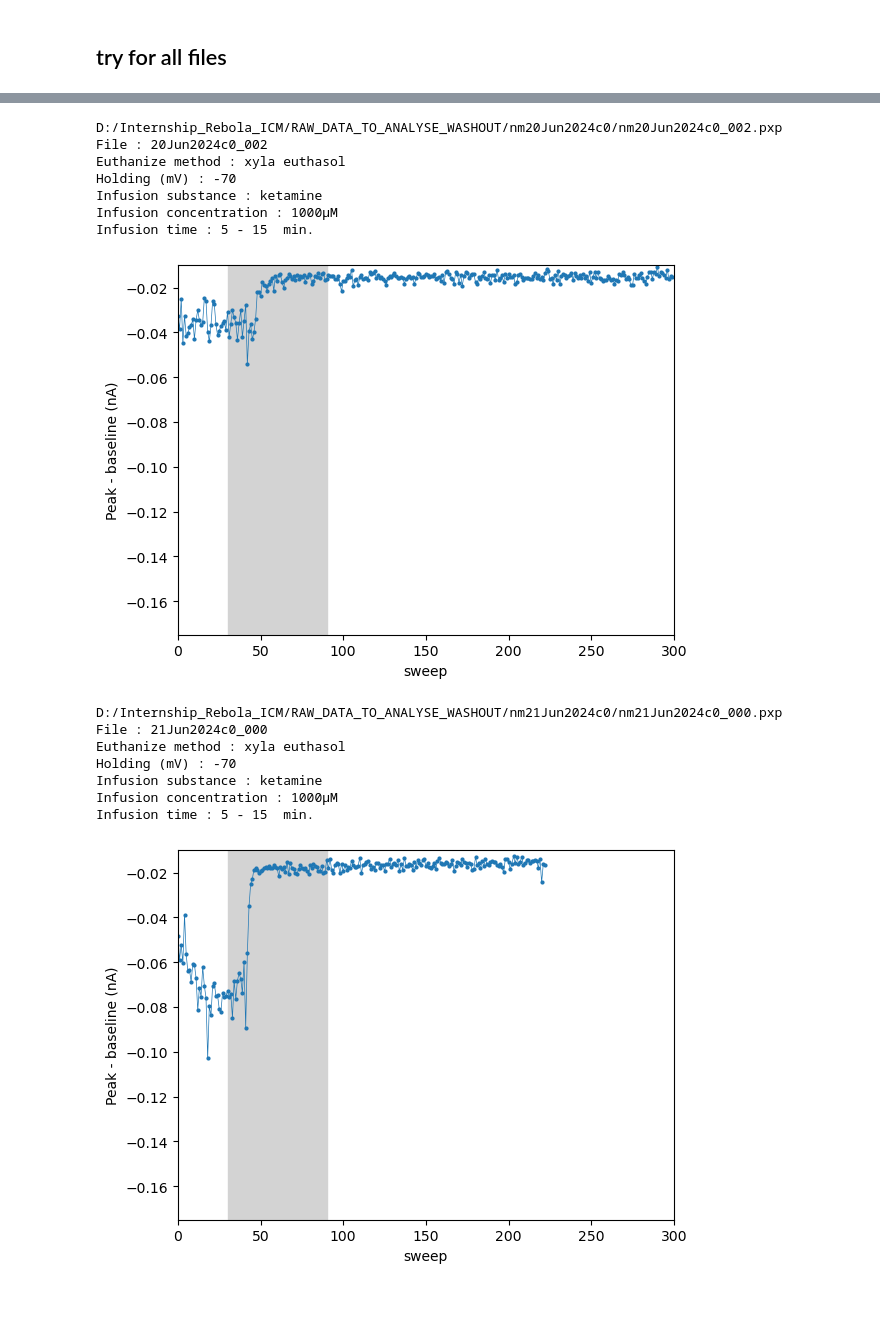
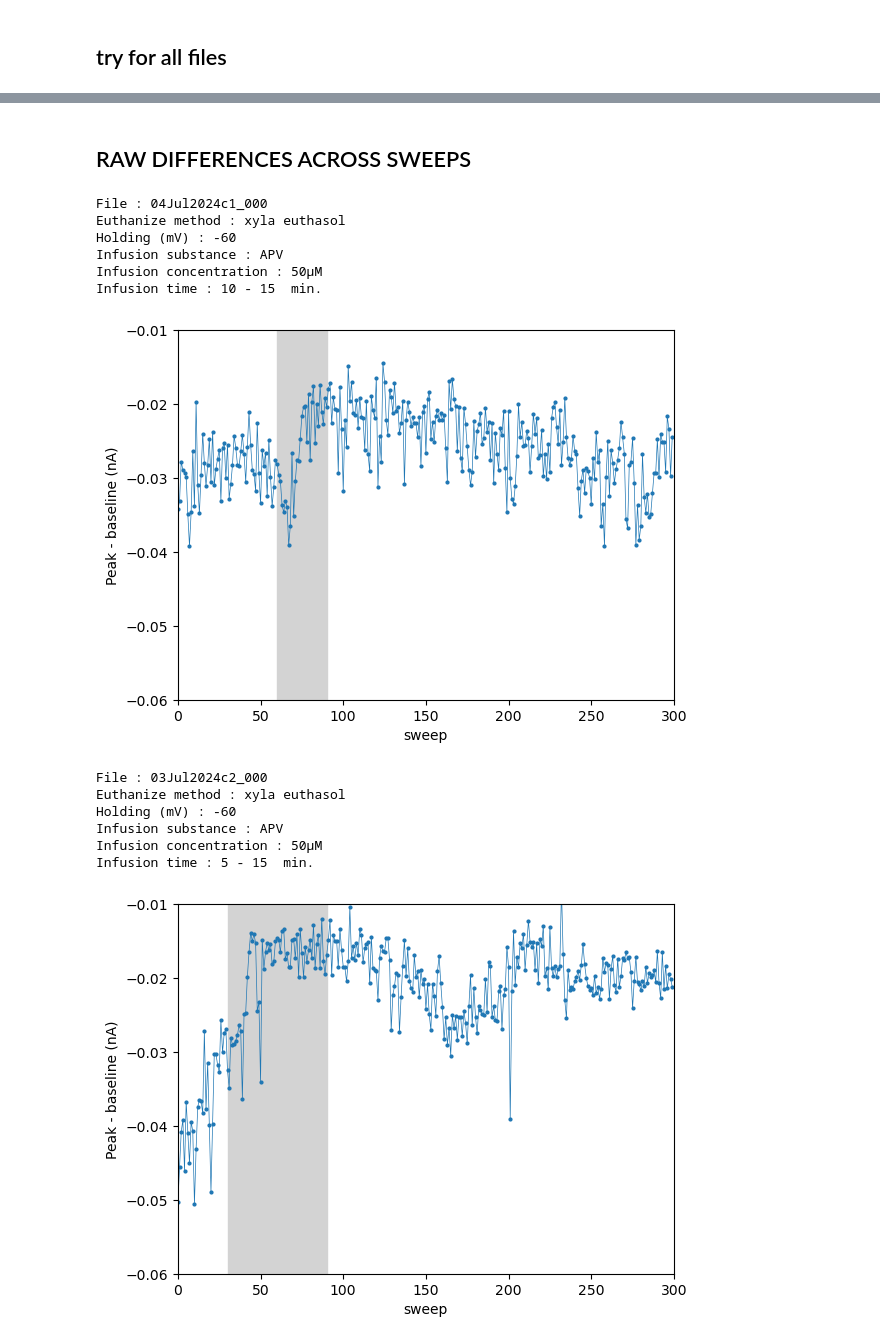
Before and after one commit to LauraGonzalez2000/Intracellular_recording, a Jupyter notebook: src/washout_experiment.ipynb, the cells around one changed output, grey strips where cells are left out. Saved outputs shown, nothing was run; the diff lists cells and outputs as text; code cells hidden in the pictures; blank space fills up the shorter version.

```diff
--- a/src/washout_experiment.ipynb
+++ b/src/washout_experiment.ipynb
@@ -32,3 +13,9 @@ def find_diff(recording):
+# %%
+def get_datafiles(files):
+    datafiles = []
+    for file in files:
+        datafiles.append(loadpxp(file))
+    return datafiles
 # %%
 def get_recordings(datafile):
     try:
@@ -89,6 +81,8 @@ def get_diffs2(recordings):
     diffs = []
     for recording in recordings:
         diff = find_diff2(recording)
-        if diff<0.1:
+        if diff<0.1: #otherwise the cell was momentarily lost
             diffs.append(diff)
+        else:
+            print("cell was lost")
     return diffs
@@ -212,5 +244,5 @@ D:/Internship_Rebola_ICM/RAW_DATA_TO_ANALYSE_WASHOUT/nm04Jul2024c1/nm04Jul2024c1
 # %% [markdown]
 ## try for all files
 # %%
-files = find_nm_files('D:\Internship_Rebola_ICM\RAW_DATA_TO_ANALYSE_WASHOUT')
-files
+files = find_nm_files('D:\Internship_Rebola_ICM\RAW_DATA_TO_ANALYSE_WASHOUT_q')
+datafiles = get_datafiles(files)
@@ -235,4 +249,4 @@ files
 # %%
-file_info = open('C:/Users/laura.gonzalez/Programming/Intracellular_recording/src/Files1.csv', 'r')
+file_info = open('C:/Users/laura.gonzalez/Programming/Intracellular_recording/src/Files1q.csv', 'r')
 info_df = pd.read_csv(file_info, header=0, sep=';')
 info_df
@@ -239,52 +257,52 @@ info_df
+# %% [markdown]
+## RAW DIFFERENCES ACROSS SWEEPS
 # %%
 i=0
-for file in files:
+for datafile in datafiles:
     try:
-        print(file)
+        #print(file)
         print("File :", info_df["Files"][i])
         print("Euthanize method :", info_df["euthanize method"][i])
         print("Holding (mV) :", info_df["Holding (mV)"][i])
         print("Infusion substance :", info_df["infusion"][i])
         print("Infusion concentration :", info_df["infusion concentration"][i])
         print("Infusion time :", info_df["infusion start"][i], "-", info_df["infusion end"][i], " min.")
 
-        datafile = loadpxp(file)
+        #datafile = loadpxp(file)
         recordings = get_recordings(datafile)
 
         diffs = []
         for recording in recordings:
             diff = find_diff(recording)
             if diff>-0.17 :
                 diffs.append(diff)
 
         fig, ax = plt.subplots()
         ax.plot(diffs, marker = "o", linewidth = 0.5, markersize=2 )
         ax.set_xlim(0,300)
-        ax.set_ylim(-0.175, -0.01)
+        ax.set_ylim(-0.06, -0.01)
         ax.set_ylabel("Peak - baseline (nA)")
         ax.set_xlabel("sweep")
         ax.axvspan(info_df["infusion start"][i]*6, info_df["infusion end"][i]*6, color='lightgrey')
 
         plt.show()
         i+=1
 
     except Exception as e:
         print(f"Error analysing this file : {e}")
         i+=1
 # %% [output]
-D:/Internship_Rebola_ICM/RAW_DATA_TO_ANALYSE_WASHOUT/nm20Jun2024c0/nm20Jun2024c0_002.pxp
-File : 20Jun2024c0_002
+File : 04Jul2024c1_000
 Euthanize method : xyla euthasol
-Holding (mV) : -70
-Infusion substance : ketamine
-Infusion concentration : 1000µM
-Infusion time : 5 - 15  min.
+Holding (mV) : -60
+Infusion substance : APV
+Infusion concentration : 50µM
+Infusion time : 10 - 15  min.
-[figure, old version]
+[figure, new version]
-D:/Internship_Rebola_ICM/RAW_DATA_TO_ANALYSE_WASHOUT/nm21Jun2024c0/nm21Jun2024c0_000.pxp
-File : 21Jun2024c0_000
+File : 03Jul2024c2_000
 Euthanize method : xyla euthasol
-Holding (mV) : -70
-Infusion substance : ketamine
-Infusion concentration : 1000µM
+Holding (mV) : -60
+Infusion substance : APV
+Infusion concentration : 50µM
 Infusion time : 5 - 15  min.
-[figure, old version]
+[figure, new version]
```
Also changed, not shown: parts of 25 cells of this notebook, 1 other file.
